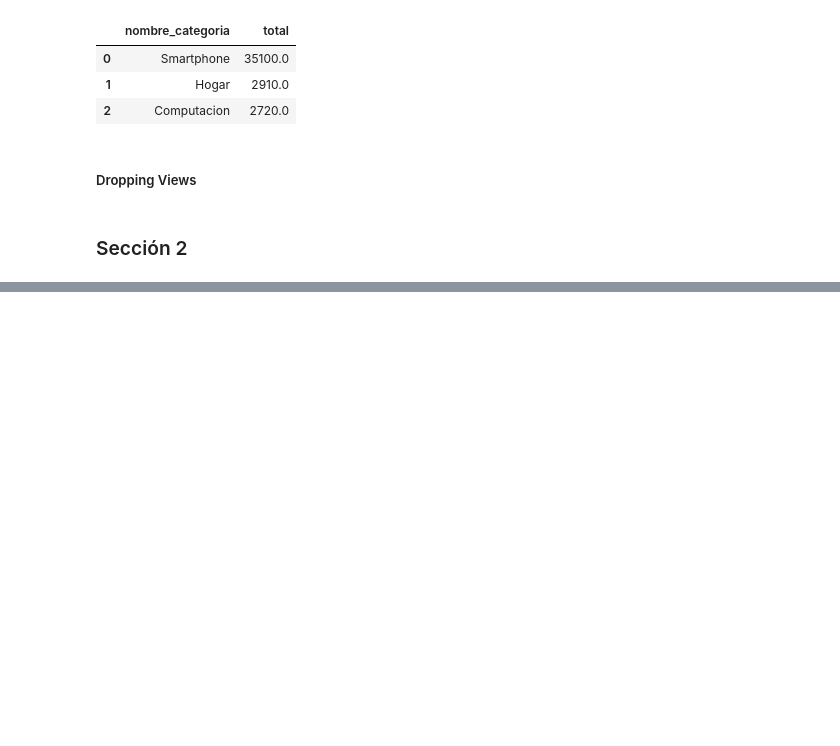
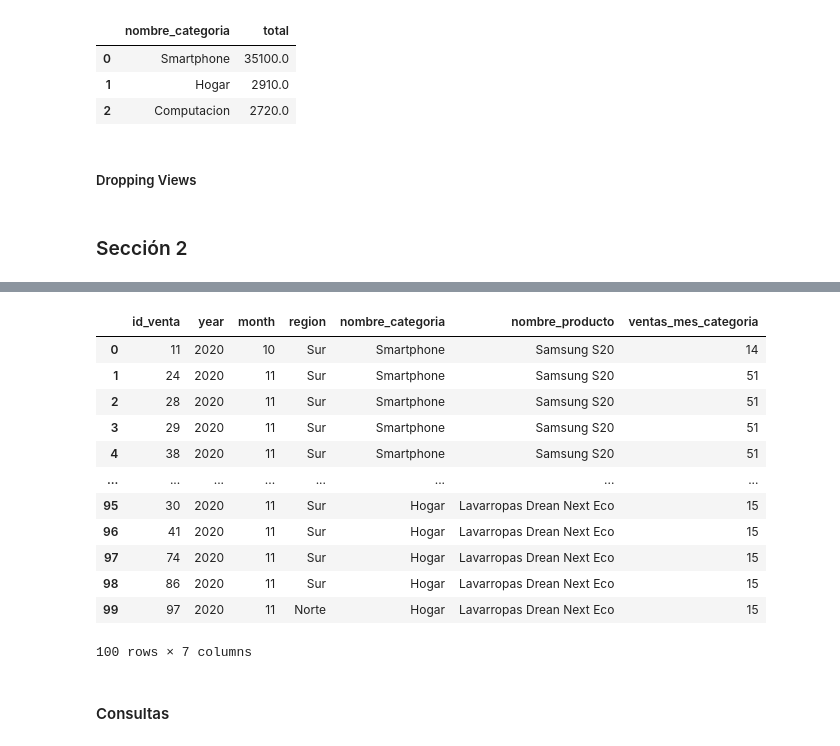
Before and after one commit to edcalderin/BigDataEngineering_ICARO, a Jupyter notebook: TP_Integrador.ipynb, the cells around one changed output, grey strips where cells are left out. Cells and saved outputs as stored; diff of their text form; code cells hidden in the pictures; blank space fills up the shorter version.

```diff
--- a/TP_Integrador.ipynb
+++ b/TP_Integrador.ipynb
@@ -296,0 +340,39 @@ with connector.connect() as connection:
+# %%
+query = '''
+        DROP TABLE IF EXISTS erick_calderin_ventas_acumuladas;
+        CREATE TEMP TABLE erick_calderin_ventas_acumuladas AS (
+           SELECT
+                id_venta,
+                "year",
+                "month",
+                region,
+                nombre_categoria,
+                nombre_producto,
+                ventas_mes_categoria
+           FROM ventas_acumuladas_view
+           LEFT JOIN (
+               SELECT month, nombre_categoria, COUNT(*) AS ventas_mes_categoria
+               FROM ventas_acumuladas_view
+               GROUP BY 1, 2
+           ) grouped_ventas
+           USING ("month", nombre_categoria)
+        );
+        SELECT * FROM erick_calderin_ventas_acumuladas
+        '''
+pd.read_sql(query, connector)
+# %% [output]
+|  | id_venta | year | month | region | nombre_categoria | nombre_producto | ventas_mes_categoria |
+| 0 | 11 | 2020 | 10 | Sur | Smartphone | Samsung S20 | 14 |
+| 1 | 24 | 2020 | 11 | Sur | Smartphone | Samsung S20 | 51 |
+| 2 | 28 | 2020 | 11 | Sur | Smartphone | Samsung S20 | 51 |
+| 3 | 29 | 2020 | 11 | Sur | Smartphone | Samsung S20 | 51 |
+| 4 | 38 | 2020 | 11 | Sur | Smartphone | Samsung S20 | 51 |
+| ... | ... | ... | ... | ... | ... | ... | ... |
+| 95 | 30 | 2020 | 11 | Sur | Hogar | Lavarropas Drean Next Eco | 15 |
+| 96 | 41 | 2020 | 11 | Sur | Hogar | Lavarropas Drean Next Eco | 15 |
+| 97 | 74 | 2020 | 11 | Sur | Hogar | Lavarropas Drean Next Eco | 15 |
+| 98 | 86 | 2020 | 11 | Sur | Hogar | Lavarropas Drean Next Eco | 15 |
+| 99 | 97 | 2020 | 11 | Norte | Hogar | Lavarropas Drean Next Eco | 15 |
+100 rows × 7 columns
+# %% [markdown]
+#### Consultas
```
Also changed, not shown: parts of 9 cells of this notebook.
